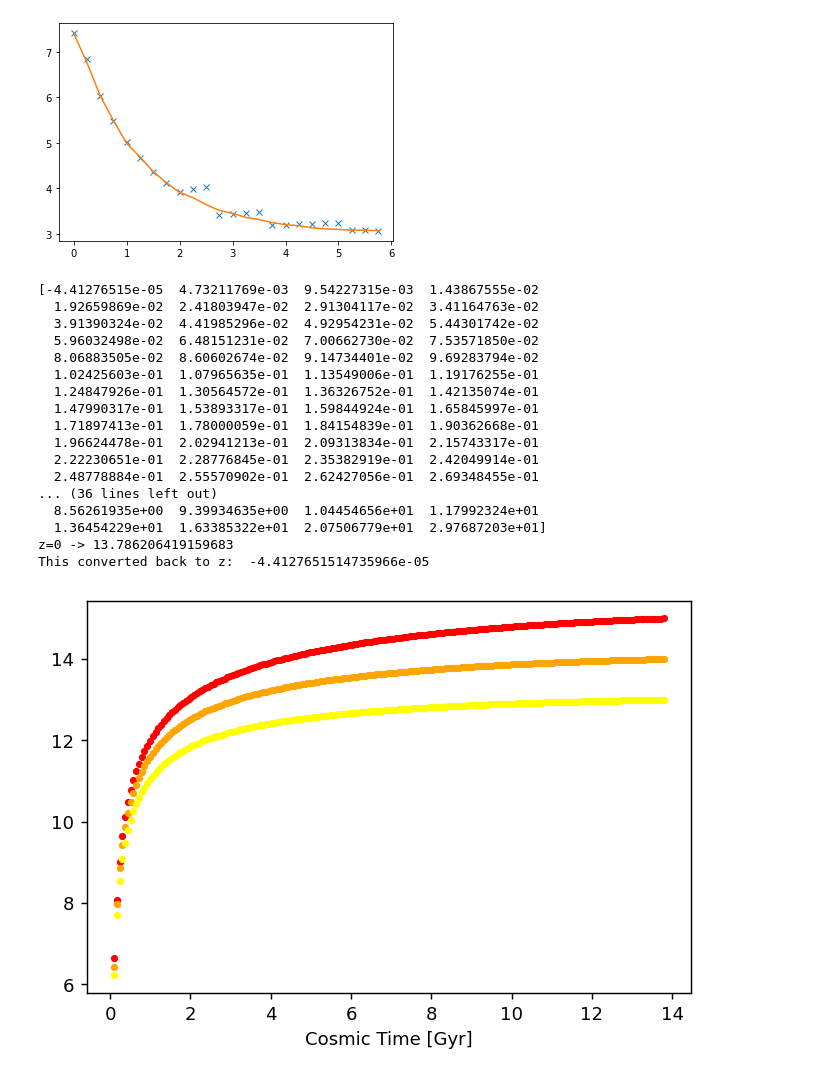
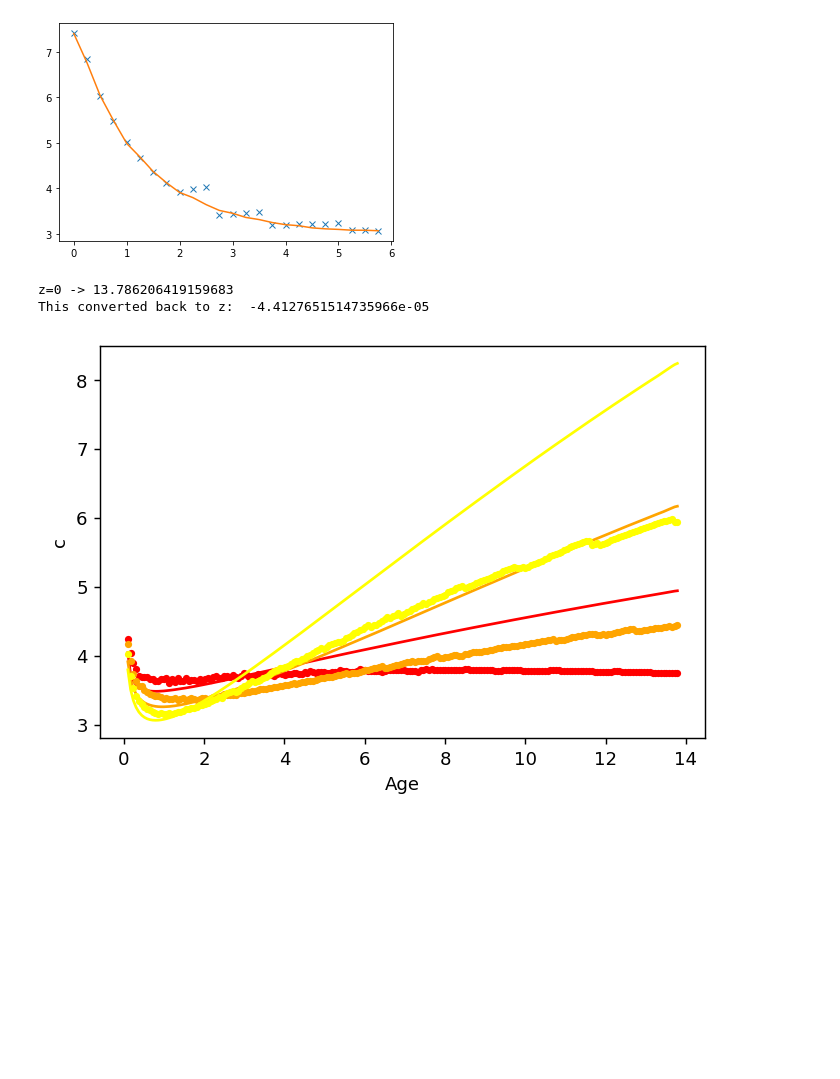
Before and after one commit to ChrisMarsden833/GalaxyTools, a Jupyter notebook: HaloC Comparison.ipynb, the cells around one changed output. Saved outputs shown, nothing was run; the diff lists cells and outputs as text; code cells hidden in the pictures; blank space fills up the shorter version.

```diff
--- a/HaloC Comparison.ipynb
+++ b/HaloC Comparison.ipynb
@@ -53,8 +108,8 @@ c_old = np.zeros_like(z_range)
 c_meta = np.zeros_like(z_range)
 
 for i, z in enumerate(z_range):
-    c_old[i] = getCold(m[i], z)
-    c_meta[i] = getCmeta(m[i], z, width = .5)
+    c_old[i] = getC(m[i], z, method = 'fix_z')
+    c_meta[i] = getC(m[i], z, method = 'fix_m')
 
 plt.figure()
 plt.plot(z_range, c_old, 'x')
@@ -66,42 +121,30 @@ plt.plot(z_range, c_meta )
 # %%
 plt.figure(dpi=130)
 
 masses = [15, 14, 13]
 colours = ['red', 'orange', 'yellow']
 
 steps = 200
 t_range = np.linspace(cosmo.age(0), 0.1, steps)
 z_range = cosmo.age(t_range, inverse=True)
-
-print(z_range)
+z_range[z_range < 0] = 0 # As we can get very small negatives
 
 var = cosmo.age(0)
 print("z=0 ->", var )
 print("This converted back to z: ", cosmo.age(var, inverse=True))
 
 for i, mass in enumerate(masses):
     track = halo_growth.Mass_acc_history_VDB_FS(mass, z_range, cosmo.h, cosmo.Om0)
-    plt.plot(t_range, track, '.', color = colours[i])
+    c = getC(track, z_range, method = 'fix_m')
+    plt.plot(t_range, c, '.', color = colours[i])
+    plt.plot(t_range, concentration.concentration(cosmo.h*10**track,
+                                                  'vir', z_range, model = 'ishiyama20'),
+            color = colours[i])
 
-plt.xlabel("Cosmic Time [Gyr]")
-plt.ylabel("")
+plt.xlabel("Age")
+plt.ylabel("c")
 plt.show()
 # %% [output]
-[-4.41276515e-05  4.73211769e-03  9.54227315e-03  1.43867555e-02
-  1.92659869e-02  2.41803947e-02  2.91304117e-02  3.41164763e-02
-  3.91390324e-02  4.41985296e-02  4.92954231e-02  5.44301742e-02
-  5.96032498e-02  6.48151231e-02  7.00662730e-02  7.53571850e-02
-  8.06883505e-02  8.60602674e-02  9.14734401e-02  9.69283794e-02
-  1.02425603e-01  1.07965635e-01  1.13549006e-01  1.19176255e-01
-  1.24847926e-01  1.30564572e-01  1.36326752e-01  1.42135074e-01
-  1.47990317e-01  1.53893317e-01  1.59844924e-01  1.65845997e-01
-  1.71897413e-01  1.78000059e-01  1.84154839e-01  1.90362668e-01
-  1.96624478e-01  2.02941213e-01  2.09313834e-01  2.15743317e-01
-  2.22230651e-01  2.28776845e-01  2.35382919e-01  2.42049914e-01
-  2.48778884e-01  2.55570902e-01  2.62427056e-01  2.69348455e-01
-... (36 lines left out)
-  8.56261935e+00  9.39934635e+00  1.04454656e+01  1.17992324e+01
-  1.36454229e+01  1.63385322e+01  2.07506779e+01  2.97687203e+01]
 z=0 -> 13.786206419159683
 This converted back to z:  -4.4127651514735966e-05
-[figure, old version]
+[figure, new version]
```
Also changed, not shown: parts of 4 cells of this notebook, 1 other file.
